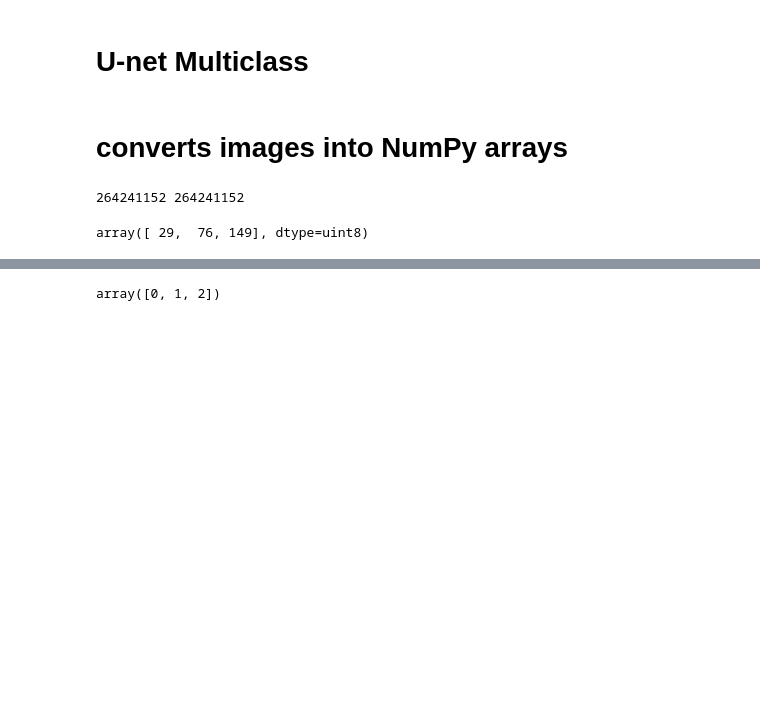
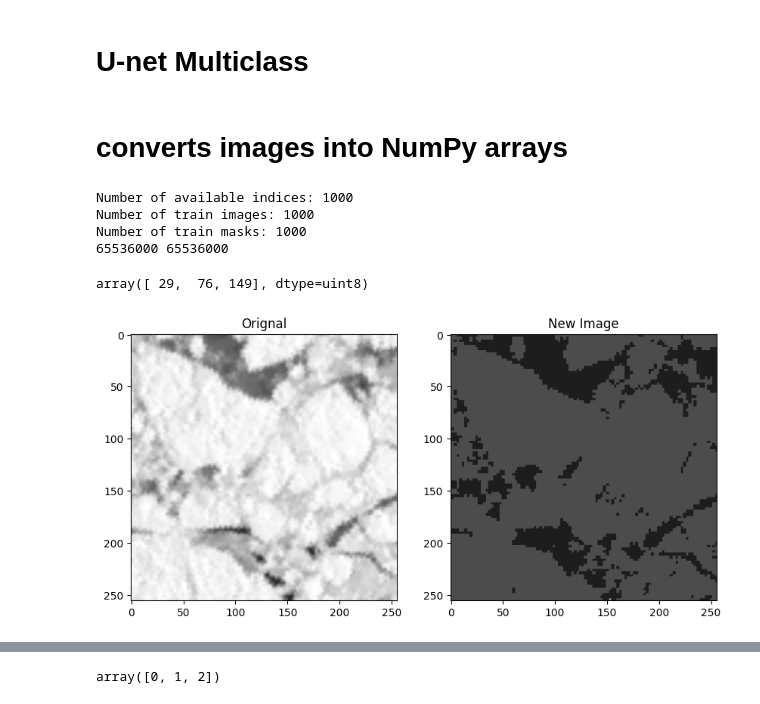
Before and after one commit to nathan-g1/mm-transformer-model, a Jupyter notebook: src/u-net-auto.ipynb, the cells around one changed output, grey strips where cells are left out. Drawn from its saved outputs; the diff is of its cells as text; code cells hidden in the pictures; blank space fills up the shorter version.

```diff
--- a/src/u-net-auto.ipynb
+++ b/src/u-net-auto.ipynb
@@ -111,41 +111,84 @@ from matplotlib import pyplot as plt
 # %% [markdown]
 # converts images into NumPy arrays
 # %%
+LIMIT_BATCH_SIZE = 1000
+available_indices = []
+train_images = []
+train_masks = []
+path1 = os.path.abspath('../')
+images_path = os.path.join(path1, "grid_images/train/", "*.png")
+images_mask_path = os.path.join(path1, "grid_images/mask")
+for filename in sorted(glob.glob(images_path))[:LIMIT_BATCH_SIZE]:
+    img = cv2.imread(filename, 0)
+    if img is None:
+        print(f"Warning: Could not load image {filename}. Skipping.")
+        continue
+    temp = os.path.basename(filename).split("_")
+    index = int(temp[1])
+    temp = temp[1:]
+    temp = "mask_patch_" + "_".join(temp)
+    temp = os.path.join(images_mask_path, temp)
+
+    if not os.path.exists(temp):
+        continue
+    train_images.append(filename)
+    train_masks.append(temp)
+    available_indices.append(index)
+print(f"Number of available indices: {len(available_indices)}")
+print(f"Number of train images: {len(train_images)}")
+print(f"Number of train masks: {len(train_masks)}")
+
 #Resizing images, if needed
 SIZE_X = 256 #128
 SIZE_Y = 256 #128
 n_classes = 3 #4 #Number of classes for segmentation
 path1 = os.path.abspath('../')
-path_training_256x256_image = os.path.join(path1, "resized_images/train_images_4032")
-path_mask_256x256_image = os.path.join(path1, "resized_images/train_masks_4032")
+path_training_256x256_image = os.path.join(path1, "grid_images/train")
+path_mask_256x256_image = os.path.join(path1, "grid_images/mask")
 #training image as a list
+train_images_list = train_images
 train_images = []
 
 for directory_path in glob.glob(path_training_256x256_image):
     for img_path in sorted(glob.glob(os.path.join(directory_path, "*.png"))):
+        if img_path not in train_images_list:
+            continue
         img = cv2.imread(img_path, 0)
-        #img = cv2.resize(img, (SIZE_Y, SIZE_X))
+        if img is None:
+            print(f"Warning: Could not load image {img_path}. Skipping.")
+            continue
+        img = cv2.resize(img, (SIZE_Y, SIZE_X))
         train_images.append(img)
 
 train_images = np.array(train_images)
 
 #training mask/label as a list
+mask_images_list = train_masks
 train_masks = []
 for directory_path in glob.glob(path_mask_256x256_image):
     for mask_path in sorted(glob.glob(os.path.join(directory_path, "*.png"))):
+        if mask_path not in mask_images_list:
+            continue
         mask = cv2.imread(mask_path, 0)
-        #mask = cv2.resize(mask, (SIZE_Y, SIZE_X), interpolation = cv2.INTER_NEAREST)  #Otherwise ground truth changes due to interpolation
+        mask = cv2.resize(mask, (SIZE_Y, SIZE_X), interpolation = cv2.INTER_NEAREST)  #Otherwise ground truth changes due to interpolation
         train_masks.append(mask)
 
 #Convert list to array for machine learning processing
 train_masks = np.array(train_masks)
 print(np.size(train_masks), np.size(train_images))
 # %% [output]
-264241152 264241152
+Number of available indices: 1000
+Number of train images: 1000
+Number of train masks: 1000
+65536000 65536000
 # %%
 np.unique(train_masks)
 # %% [output]
 array([ 29,  76, 149], dtype=uint8)
+# %%
+plot_image(train_images[1], train_masks[1])
+# %% [output]
+[figure, added]
 # %%
 plot_image(train_images[1], train_masks[1])
 # %% [output]
```
Also changed, not shown: parts of 10 cells of this notebook, 2 other files.
